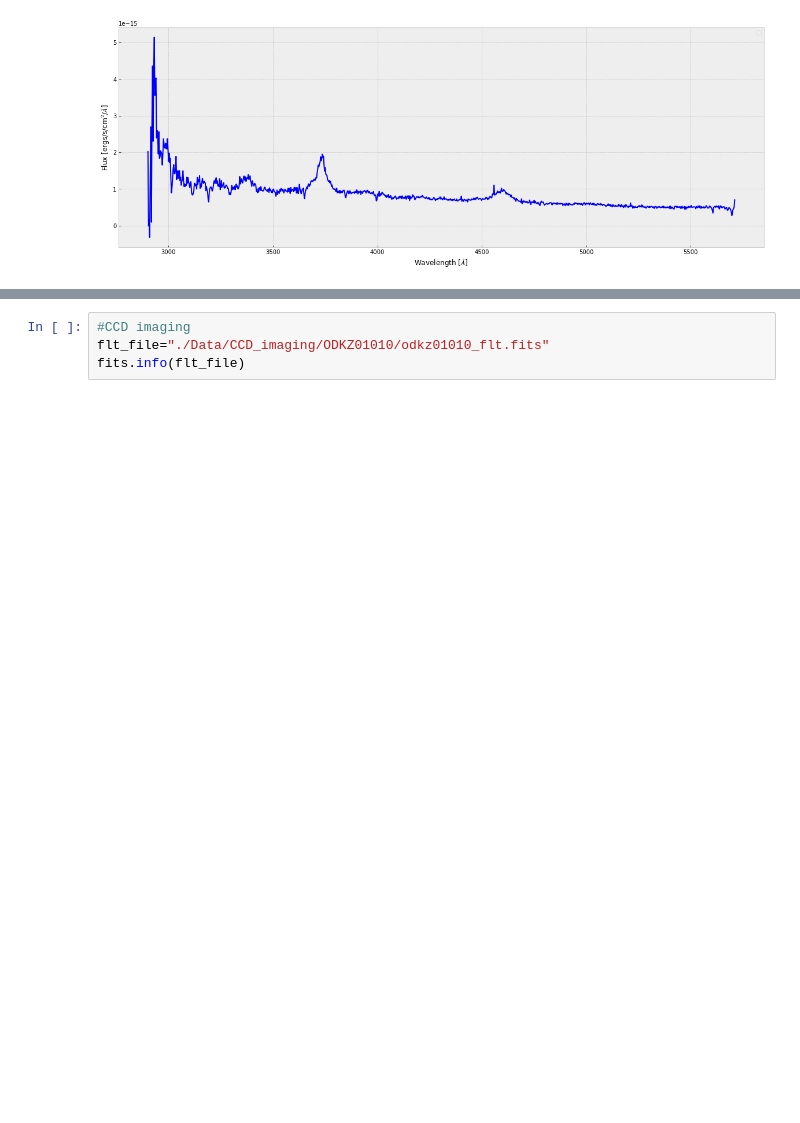
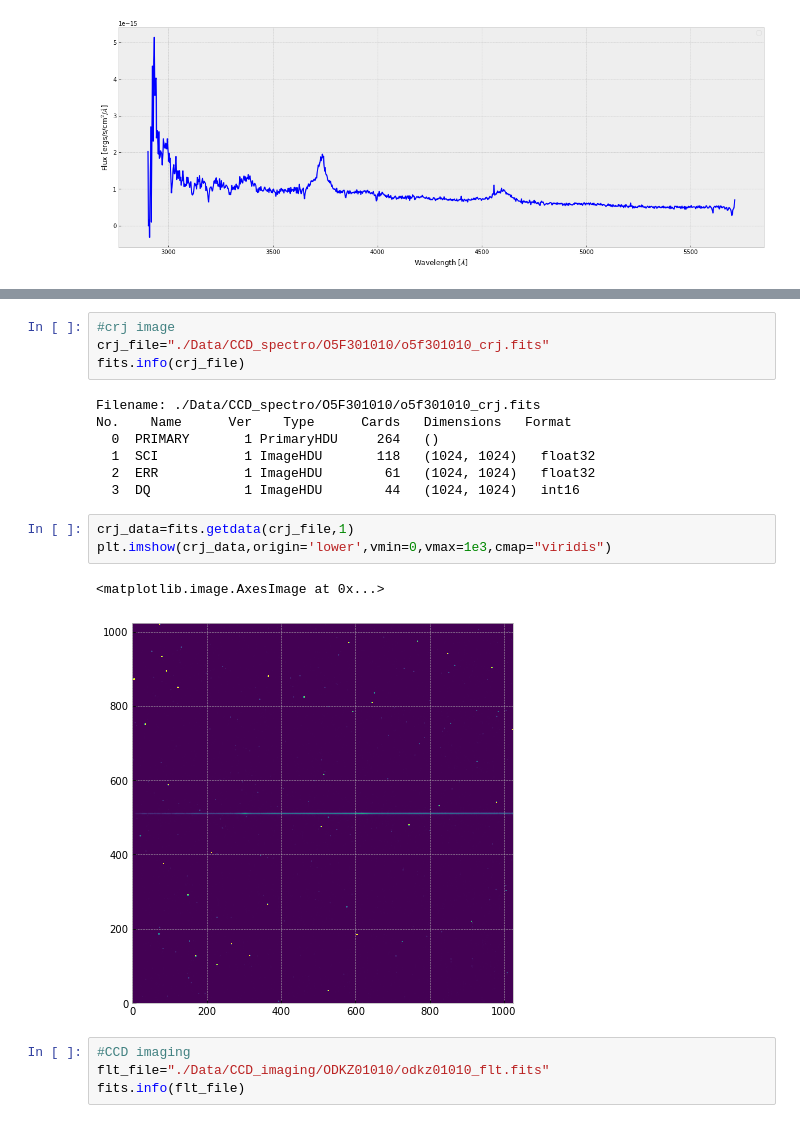
Before and after one commit to spacetelescope/STIS-Notebooks, a Jupyter notebook: View_Data/CCD.ipynb, the cells around one changed output, grey strips where cells are left out. Saved outputs shown, nothing was run; the diff lists cells and outputs as text; blank space fills up the shorter version.

```diff
--- a/View_Data/CCD.ipynb
+++ b/View_Data/CCD.ipynb
@@ -56,6 +115,23 @@ plt.imshow(flt_data,origin='lower',vmin=0,vmax=1e2,cmap="viridis")
 # %% [output]
 <matplotlib.image.AxesImage at 0x...>
 [figure]
+# %%
+#crj image
+crj_file="./Data/CCD_spectro/O5F301010/o5f301010_crj.fits"
+fits.info(crj_file)
+# %% [output]
+Filename: ./Data/CCD_spectro/O5F301010/o5f301010_crj.fits
+No.    Name      Ver    Type      Cards   Dimensions   Format
+  0  PRIMARY       1 PrimaryHDU     264   ()
+  1  SCI           1 ImageHDU       118   (1024, 1024)   float32
+  2  ERR           1 ImageHDU        61   (1024, 1024)   float32
+  3  DQ            1 ImageHDU        44   (1024, 1024)   int16
+# %%
+crj_data=fits.getdata(crj_file,1)
+plt.imshow(crj_data,origin='lower',vmin=0,vmax=1e3,cmap="viridis")
+# %% [output]
+<matplotlib.image.AxesImage at 0x...>
+[figure, added]
 # %%
 #CCD imaging
 flt_file="./Data/CCD_imaging/ODKZ01010/odkz01010_flt.fits"
```
Also changed, not shown: parts of 12 cells of this notebook.
